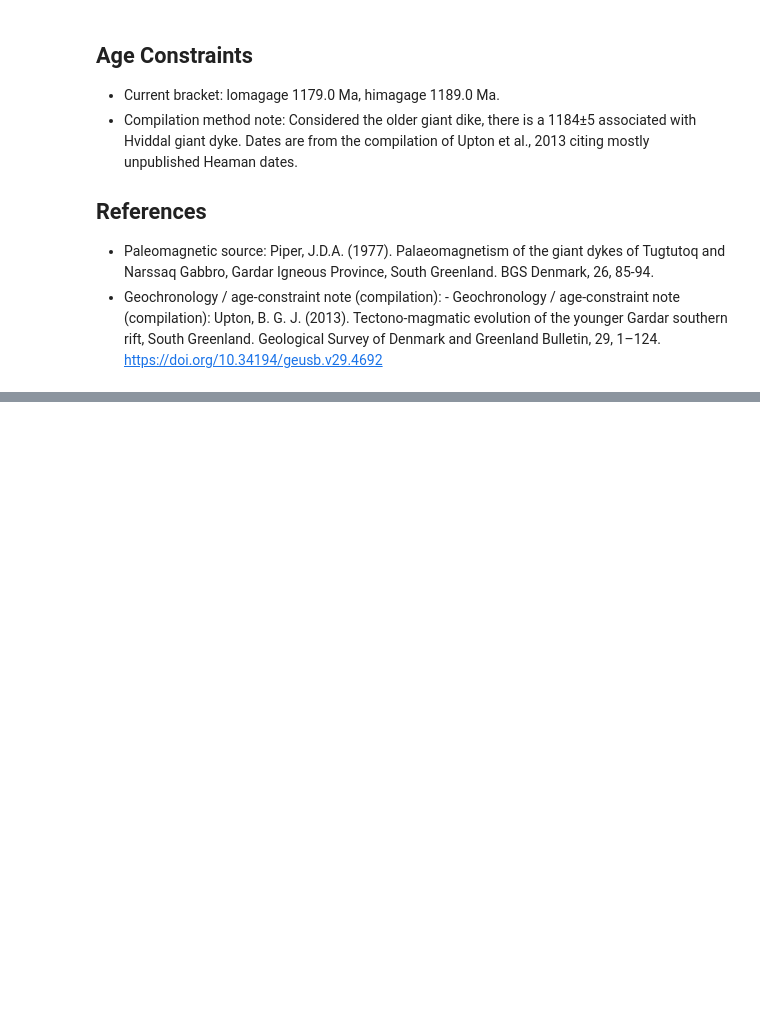
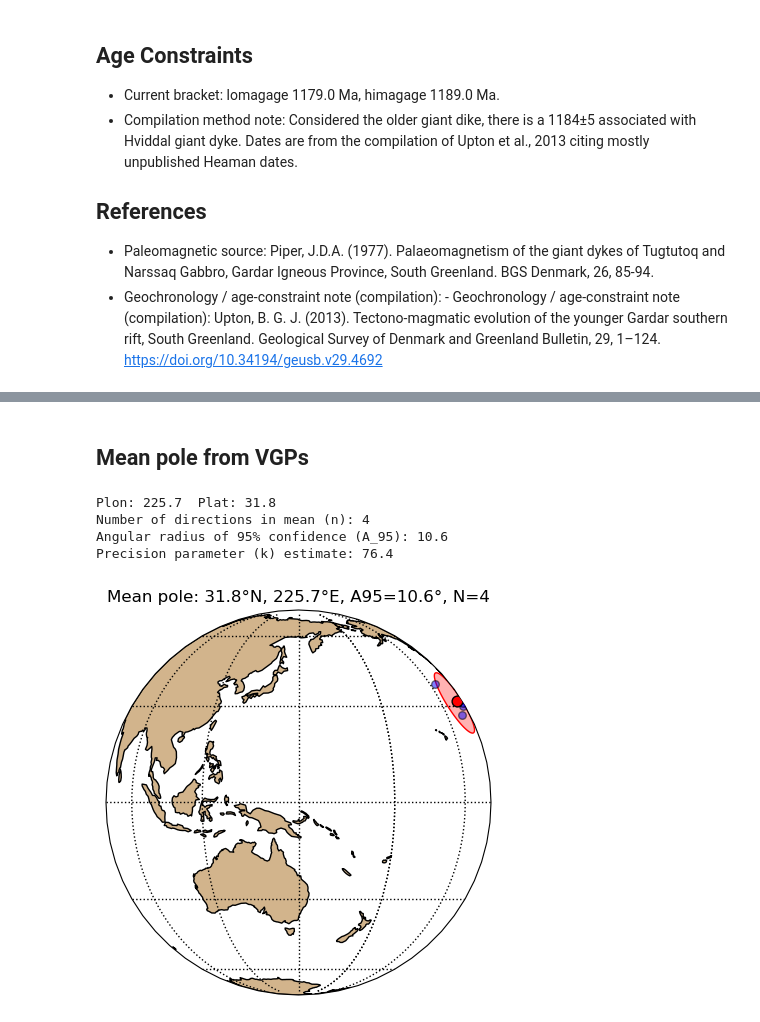
Before and after one commit to Swanson-Hysell-Group/2026_Laurentia_Precambrian_poles, a Jupyter notebook: pole_notebooks/1184_Narssaq.ipynb, the cells around one changed output, grey strips where cells are left out. Cells and saved outputs as stored; diff of their text form; code cells hidden in the pictures; blank space fills up the shorter version.

```diff
--- a/pole_notebooks/1184_Narssaq.ipynb
+++ b/pole_notebooks/1184_Narssaq.ipynb
@@ -75,0 +89,14 @@ plot_pole_overlap('Narssaq Gabbro',Laurentia_poles,Torsvik2012_Laurentia)
+# %% [markdown]
+## Mean pole from VGPs
+# %%
+sites_subset = sites_df[sites_df['result_quality'] == 'g']
+
+vgp_block, pole_mean = pt.compute_mean_pole(sites_subset)
+ipmag.print_pole_mean(pole_mean)
+pole_plot = pt.plot_vgps_and_pole(vgp_block, pole_mean, figsize=(5,5))
+# %% [output]
+Plon: 225.7  Plat: 31.8
+Number of directions in mean (n): 4
+Angular radius of 95% confidence (A_95): 10.6
+Precision parameter (k) estimate: 76.4
+[figure, added]
```
Also changed, not shown: parts of 19 cells of this notebook, 1 other file.
